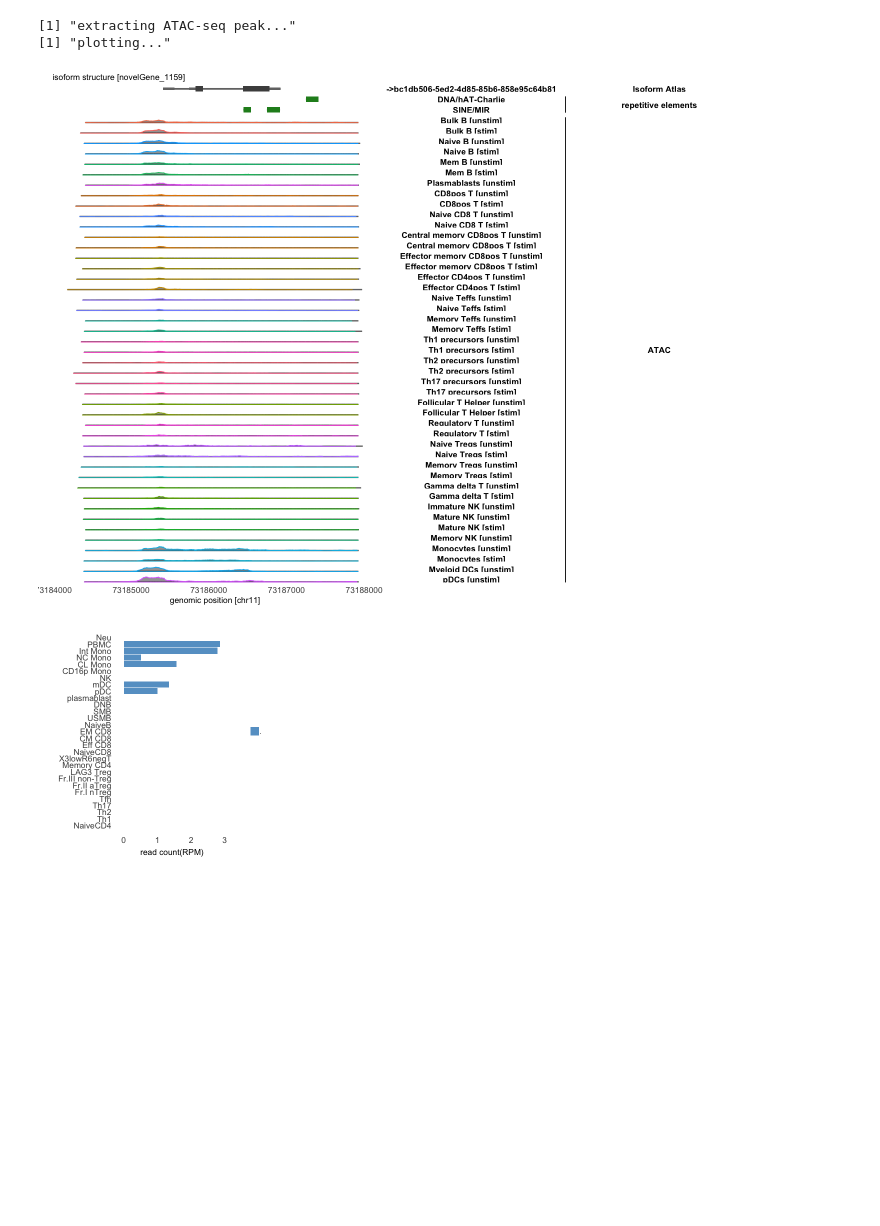
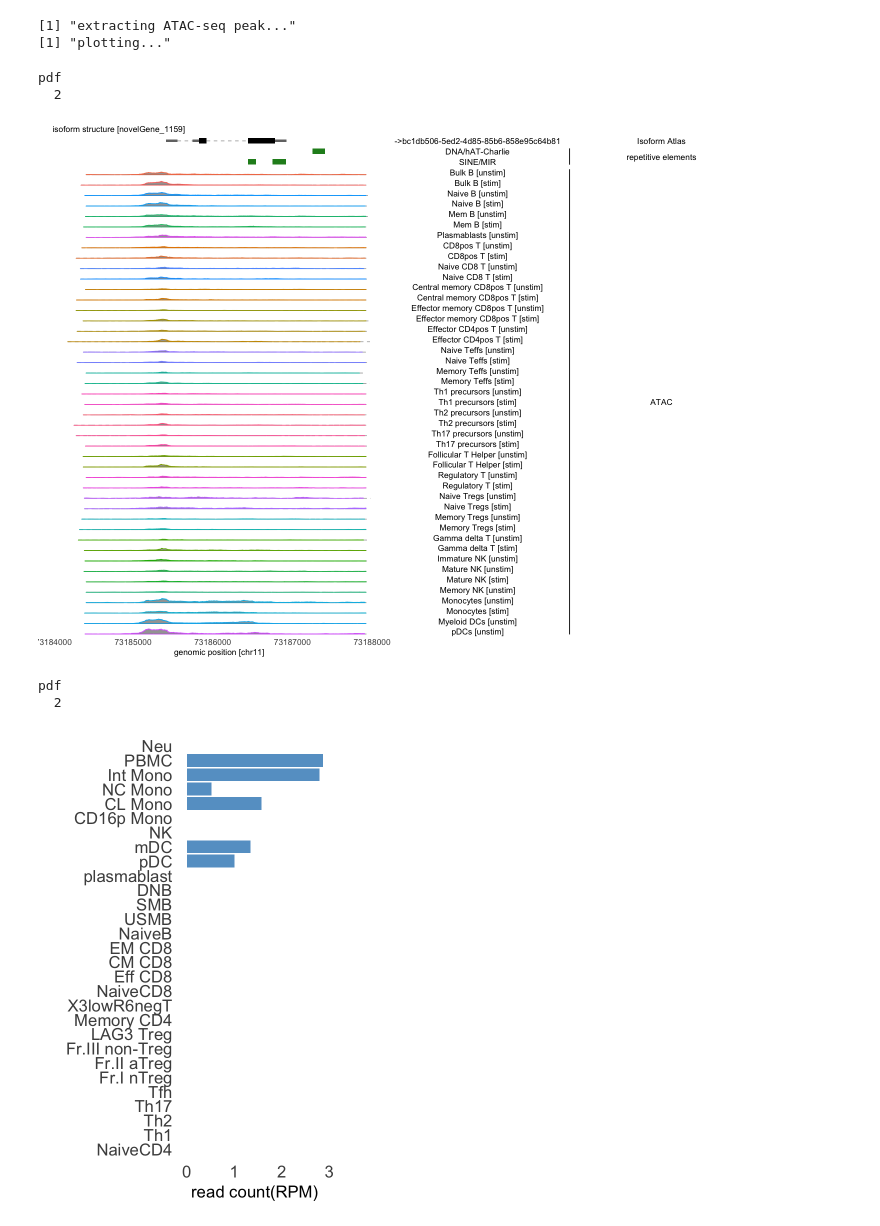
Before and after one commit to juninamo/TRAILS, a Jupyter notebook: Figures/Figure2.ipynb, the cells around one changed output. Drawn from its saved outputs; the diff is of its cells as text; code cells hidden in the pictures; blank space fills up the shorter version.

```diff
--- a/Figures/Figure2.ipynb
+++ b/Figures/Figure2.ipynb
@@ -222,19 +245,35 @@ g_d
 gene="novelGene_1159"
 
 options(repr.plot.width=12, repr.plot.height=9)
-g_e = plot_iso_structure(gene = gene, extra = 1e03, repeat_draw = TRUE, atac_draw = TRUE)
-g_e
+g_e = plot_iso_structure(gene = gene, extra = 1e03, repeat_draw = TRUE, atac_draw = TRUE) + theme(strip.text.y=element_text(angle = 0, size=10, color="black"))
+g_e <- ggplotGrob(g_e)
+for(i in which(grepl("strip-r", g_e$layout$name))){
+  g_e$grobs[[i]]$layout$clip <- "off"
+}
+grid::grid.draw(g_e)
+
+pdf("./Figure2e.pdf", width=12, height=9)
+grid::grid.draw(g_e)
+dev.off()
 # %% [output]
 [1] "extracting ATAC-seq peak..."
 [1] "plotting..."
+pdf
+  2
-[figure, old version]
+[figure, new version]
 # %%
 gene="novelGene_1159"
 
-options(repr.plot.width=4, repr.plot.height=4)
+options(repr.plot.width=5, repr.plot.height=8)
 
-g_f = plot_iso_usage(gene = gene, method = "sum")
+g_f = plot_iso_usage(gene = gene, method = "sum", legend = "none")
 # plot_iso_usage(gene = gene, method = "ratio")
 g_f
+
+pdf("./Figure2f.pdf", width=5, height=8)
+g_f
+dev.off()
 # %% [output]
+pdf
+  2
-[figure, old version]
+[figure, new version]
```
Also changed, not shown: parts of 7 cells of this notebook, 3 other files.
